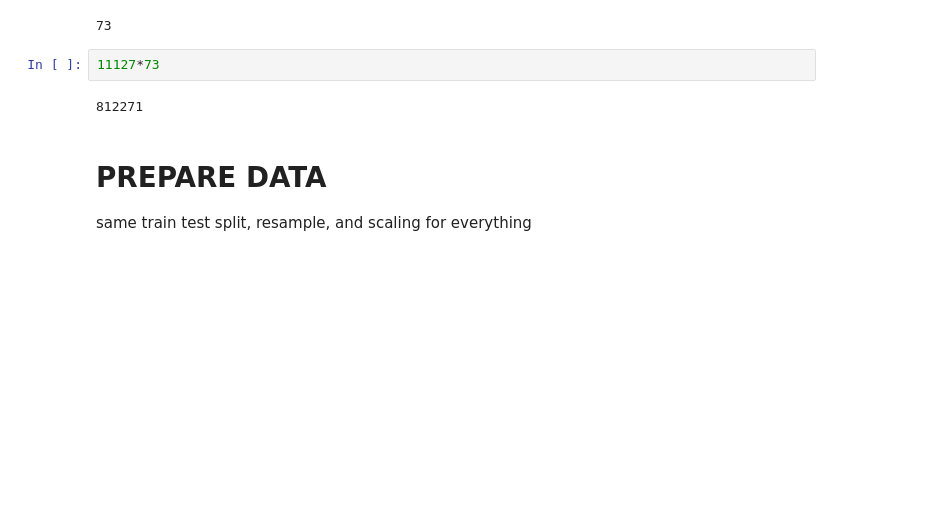
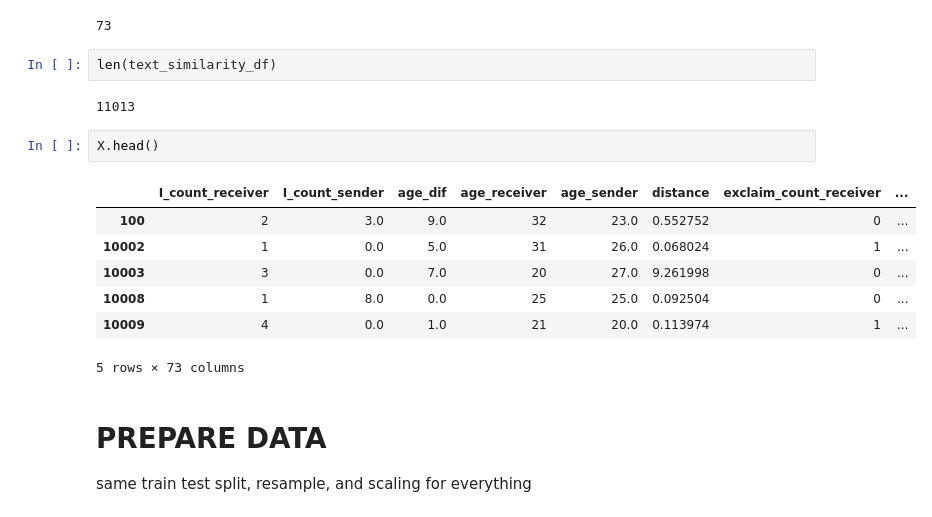
Before and after one commit to rczyrnik/Find-A-Flatmate, a Jupyter notebook: 3_DiscreteModels_Messages.ipynb, the cells around one changed output. Drawn from its saved outputs; the diff is of its cells as text; blank space fills up the shorter version.

```diff
--- a/3_DiscreteModels_Messages.ipynb
+++ b/3_DiscreteModels_Messages.ipynb
@@ -59,10 +59,20 @@ len(X)
 len(X.columns)
 # %% [output]
 73
-# %%
-11127*73
-# %% [output]
-812271
+# %%
+len(text_similarity_df)
+# %% [output]
+11013
+# %%
+X.head()
+# %% [output]
+|  | I_count_receiver | I_count_sender | age_dif | age_receiver | age_sender | distance | exclaim_count_receiver | ... |
+| 100 | 2 | 3.0 | 9.0 | 32 | 23.0 | 0.552752 | 0 | ... |
+| 10002 | 1 | 0.0 | 5.0 | 31 | 26.0 | 0.068024 | 1 | ... |
+| 10003 | 3 | 0.0 | 7.0 | 20 | 27.0 | 9.261998 | 0 | ... |
+| 10008 | 1 | 8.0 | 0.0 | 25 | 25.0 | 0.092504 | 0 | ... |
+| 10009 | 4 | 0.0 | 1.0 | 21 | 20.0 | 0.113974 | 1 | ... |
+5 rows × 73 columns
 # %% [markdown]
 # PREPARE DATA
 
```
Also changed, not shown: parts of 5 cells of this notebook, 6 other files.
